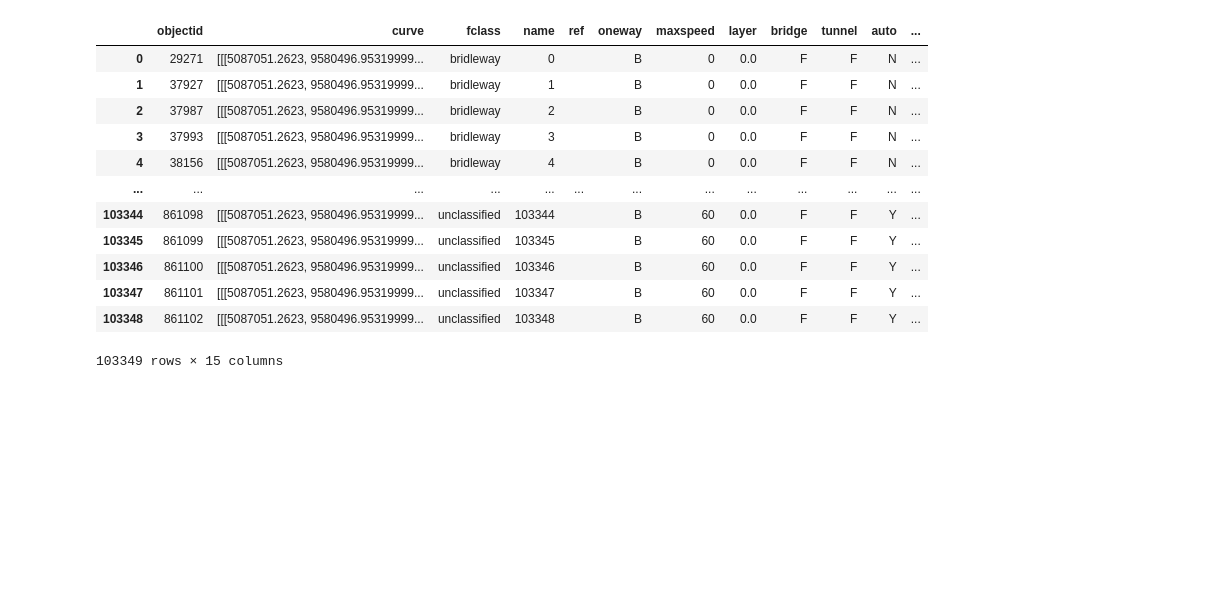
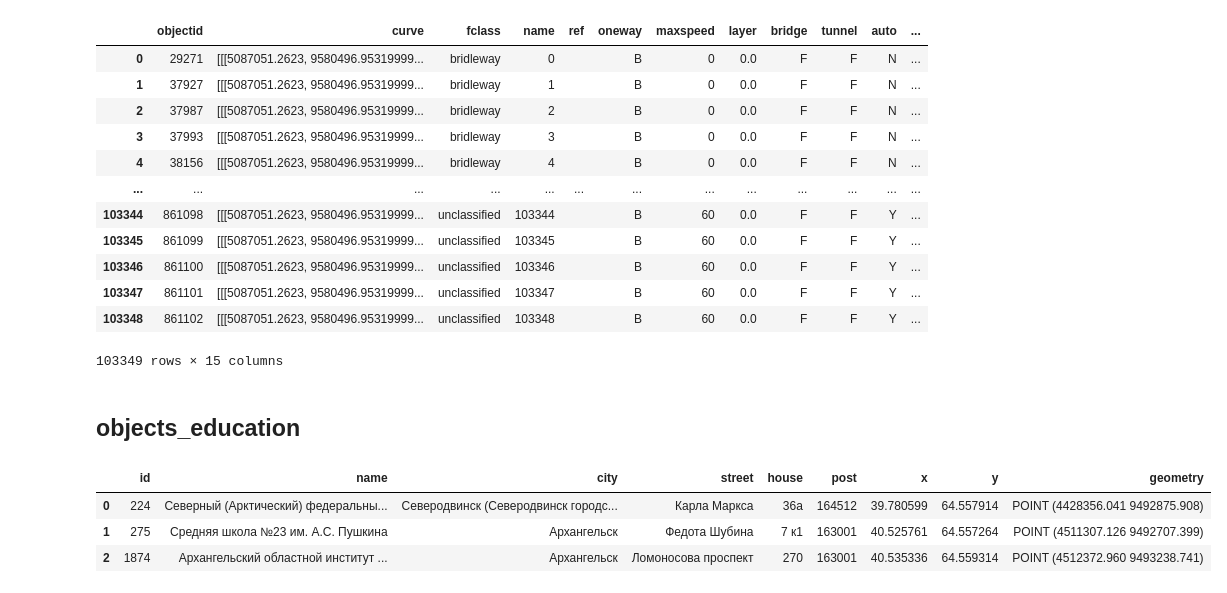
Before and after one commit to NorthGateVologda/NorthGate, a Jupyter notebook: GeoJSON.ipynb, the cells around one changed output. Drawn from its saved outputs; the diff is of its cells as text; code cells hidden in the pictures; blank space fills up the shorter version.

```diff
--- a/GeoJSON.ipynb
+++ b/GeoJSON.ipynb
@@ -246,3 +246,5 @@ for objectid in objectids:
 auto_foot_lense_raw_df = pd.DataFrame(all_res)
 data = auto_foot_lense_raw_df
 data
+# %% [markdown]
+## objects_education
@@ -248,0 +254,7 @@ data
+# %%
+data.head(3)
+# %% [output]
+|  | id | name | city | street | house | post | x | y | geometry |
+| 0 | 224 | Северный (Арктический) федеральны... | Северодвинск (Северодвинск городс... | Карла Маркса | 36а | 164512 | 39.780599 | 64.557914 | POINT (4428356.041 9492875.908) |
+| 1 | 275 | Средняя школа №23 им. А.С. Пушкина | Архангельск | Федота Шубина | 7 к1 | 163001 | 40.525761 | 64.557264 | POINT (4511307.126 9492707.399) |
+| 2 | 1874 | Архангельский областной институт ... | Архангельск | Ломоносова проспект | 270 | 163001 | 40.535336 | 64.559314 | POINT (4512372.960 9493238.741) |
```
Also changed, not shown: parts of 9 cells of this notebook.
